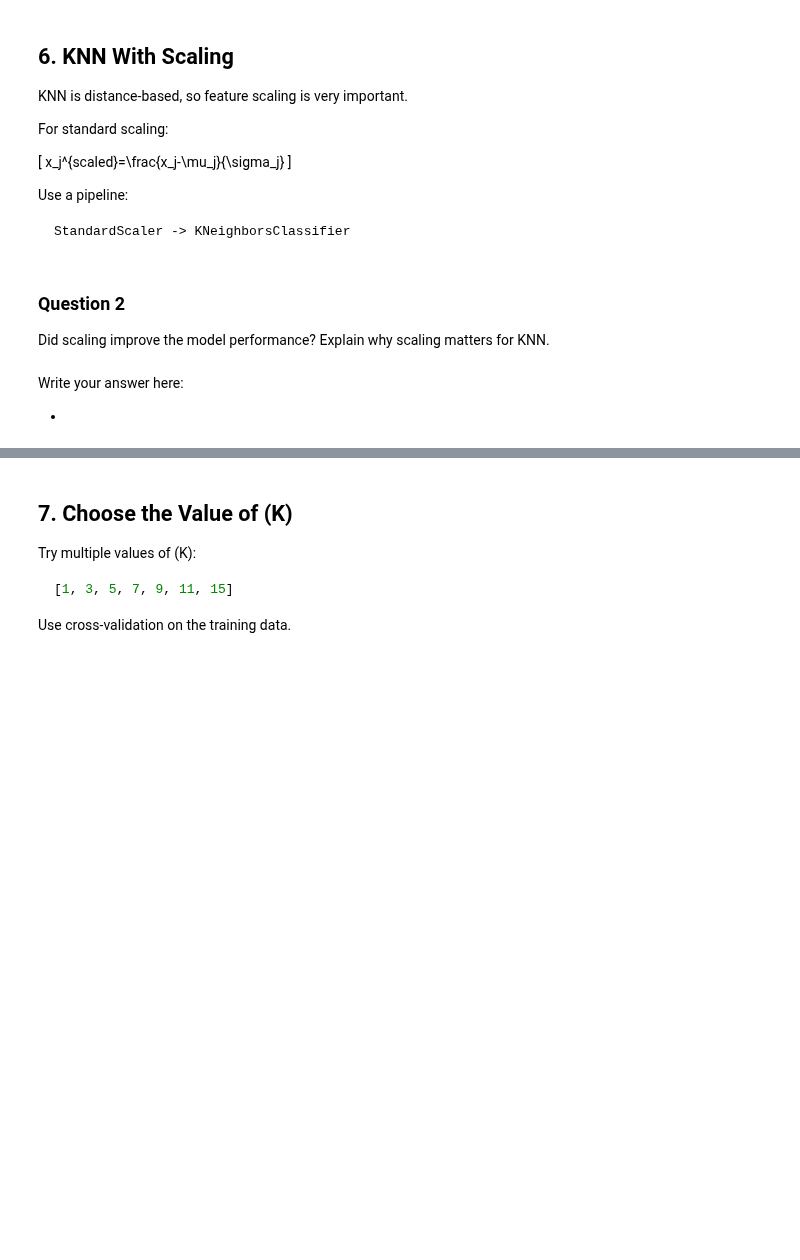
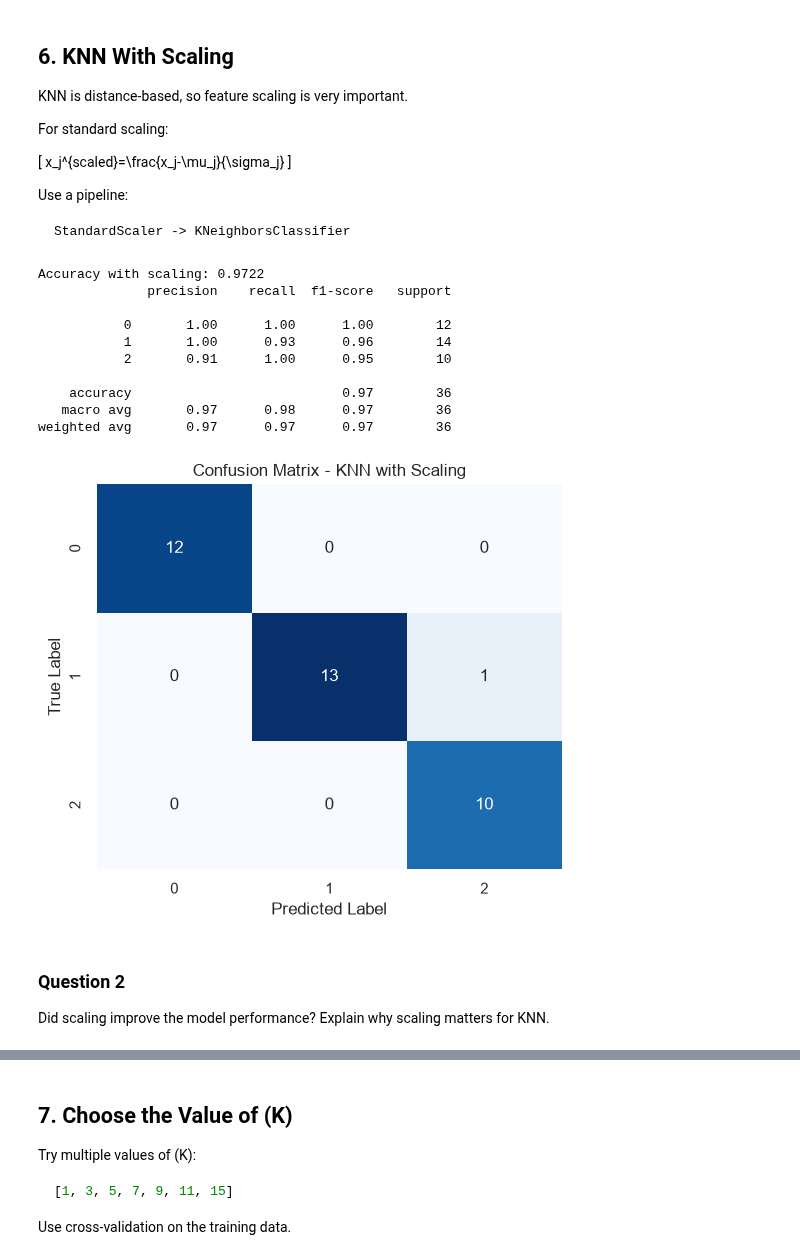
Before and after one commit to rakesh-kumar07/LogicMojo-AI-ML-June26-rakesh, a Jupyter notebook: Assignment/03_k_nearest_neighbors/wine_knn_assignment.ipynb, the cells around one changed output, grey strips where cells are left out. Drawn from its saved outputs; the diff is of its cells as text; code cells hidden in the pictures; blank space fills up the shorter version.

```diff
--- a/Assignment/03_k_nearest_neighbors/wine_knn_assignment.ipynb
+++ b/Assignment/03_k_nearest_neighbors/wine_knn_assignment.ipynb
@@ -154,8 +195,35 @@ raise NotImplementedError("Evaluate KNN with scaling")
+# %%
+knn_scaled = Pipeline([
+    ('scaler', StandardScaler()),
+    ('knn', KNeighborsClassifier(n_neighbors=5))
+])
+knn_scaled.fit(X_train, y_train)
+y_pred_scaled = knn_scaled.predict(X_test)
+# %%
+acc_scaled = accuracy_score(y_test, y_pred_scaled)
+print(f'Accuracy with scaling: {acc_scaled:.4f}')
+print(classification_report(y_test, y_pred_scaled))
+
+cm_scaled = confusion_matrix(y_test, y_pred_scaled)
+plt.figure(figsize=(6, 5))
+sns.heatmap(cm_scaled, annot=True, fmt='d', cmap='Blues', cbar=False)
+plt.title('Confusion Matrix - KNN with Scaling')
+plt.xlabel('Predicted Label')
+plt.ylabel('True Label')
+plt.show()
+# %% [output]
+Accuracy with scaling: 0.9722
+              precision    recall  f1-score   support
+
+           0       1.00      1.00      1.00        12
+           1       1.00      0.93      0.96        14
+           2       0.91      1.00      0.95        10
+
+    accuracy                           0.97        36
+   macro avg       0.97      0.98      0.97        36
+weighted avg       0.97      0.97      0.97        36
+[figure, added]
 # %% [markdown]
 ### Question 2
 
 Did scaling improve the model performance? Explain why scaling matters for KNN.
-# %% [markdown]
-Write your answer here:
-
--
```
Also changed, not shown: parts of 45 cells of this notebook, 1 other file.
